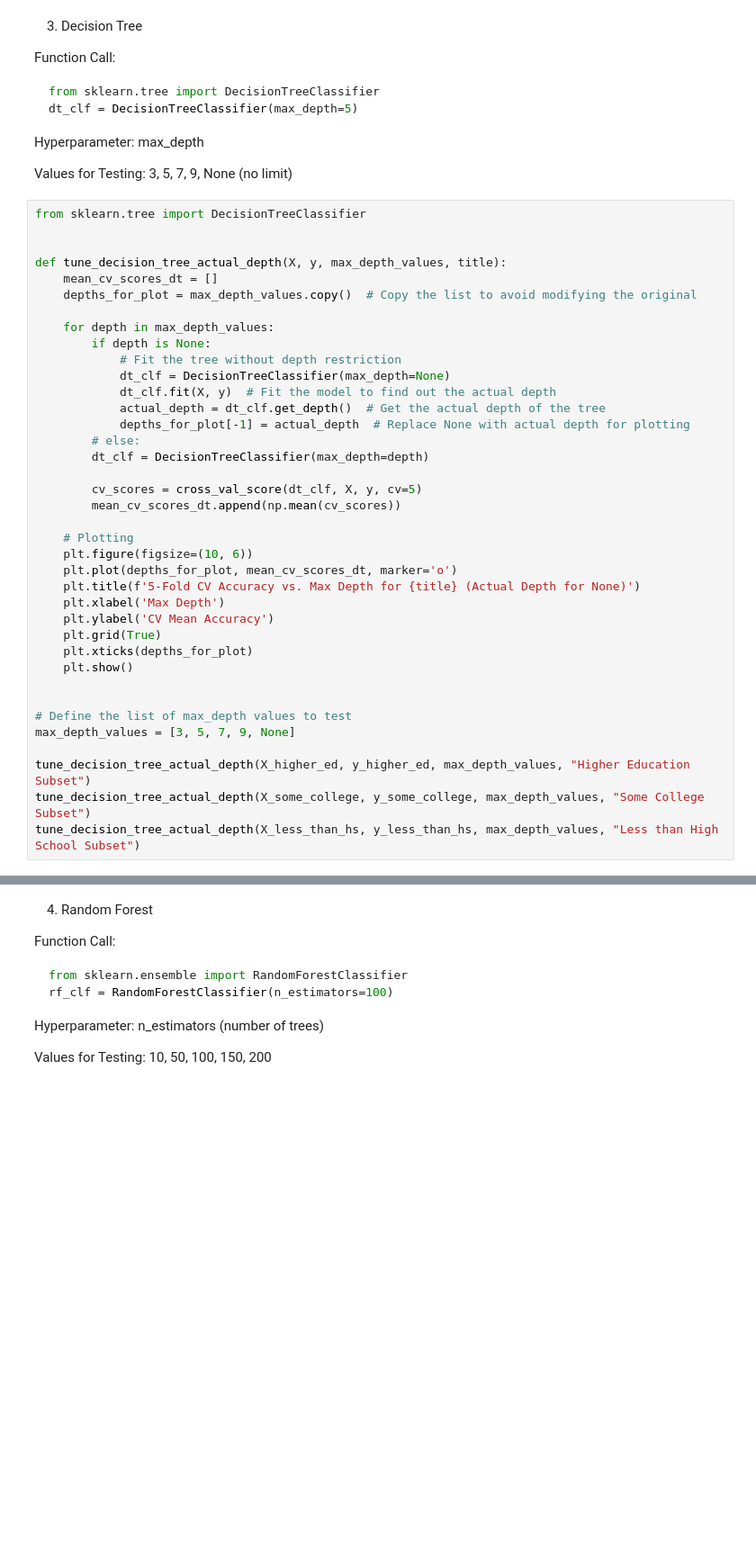
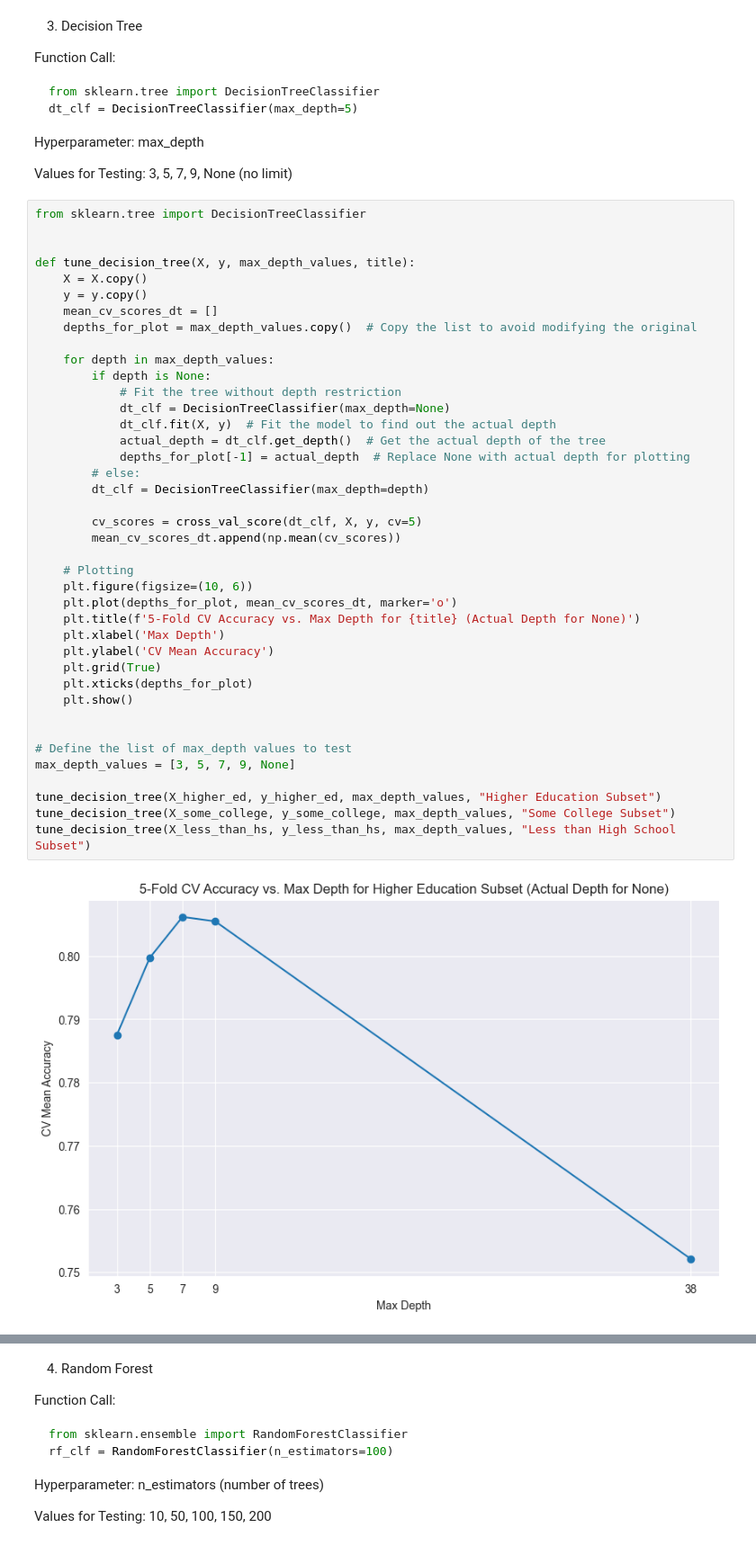
Before and after one commit to ruoyaow/cse514pa2, a Jupyter notebook: pa2b.ipynb, the cells around one changed output, grey strips where cells are left out. Shown at 90% size. Drawn from its saved outputs; the diff is of its cells as text; blank space fills up the shorter version.

```diff
--- a/pa2b.ipynb
+++ b/pa2b.ipynb
@@ -273,37 +182,41 @@ Values for Testing: 3, 5, 7, 9, None (no limit)
 from sklearn.tree import DecisionTreeClassifier
 
 
-def tune_decision_tree_actual_depth(X, y, max_depth_values, title):
+def tune_decision_tree(X, y, max_depth_values, title):
+    X = X.copy()
+    y = y.copy()
     mean_cv_scores_dt = []
     depths_for_plot = max_depth_values.copy()  # Copy the list to avoid modifying the original
 
     for depth in max_depth_values:
         if depth is None:
             # Fit the tree without depth restriction
             dt_clf = DecisionTreeClassifier(max_depth=None)
             dt_clf.fit(X, y)  # Fit the model to find out the actual depth
             actual_depth = dt_clf.get_depth()  # Get the actual depth of the tree
             depths_for_plot[-1] = actual_depth  # Replace None with actual depth for plotting
         # else:
         dt_clf = DecisionTreeClassifier(max_depth=depth)
 
         cv_scores = cross_val_score(dt_clf, X, y, cv=5)
         mean_cv_scores_dt.append(np.mean(cv_scores))
 
     # Plotting
     plt.figure(figsize=(10, 6))
     plt.plot(depths_for_plot, mean_cv_scores_dt, marker='o')
     plt.title(f'5-Fold CV Accuracy vs. Max Depth for {title} (Actual Depth for None)')
     plt.xlabel('Max Depth')
     plt.ylabel('CV Mean Accuracy')
     plt.grid(True)
     plt.xticks(depths_for_plot)
     plt.show()
 
 
 # Define the list of max_depth values to test
 max_depth_values = [3, 5, 7, 9, None]
 
-tune_decision_tree_actual_depth(X_higher_ed, y_higher_ed, max_depth_values, "Higher Education Subset")
-tune_decision_tree_actual_depth(X_some_college, y_some_college, max_depth_values, "Some College Subset")
-tune_decision_tree_actual_depth(X_less_than_hs, y_less_than_hs, max_depth_values, "Less than High School Subset")
+tune_decision_tree(X_higher_ed, y_higher_ed, max_depth_values, "Higher Education Subset")
+tune_decision_tree(X_some_college, y_some_college, max_depth_values, "Some College Subset")
+tune_decision_tree(X_less_than_hs, y_less_than_hs, max_depth_values, "Less than High School Subset")
+# %% [output]
+[figure, added]
```
Also changed, not shown: parts of 10 cells of this notebook, 1 other file.
